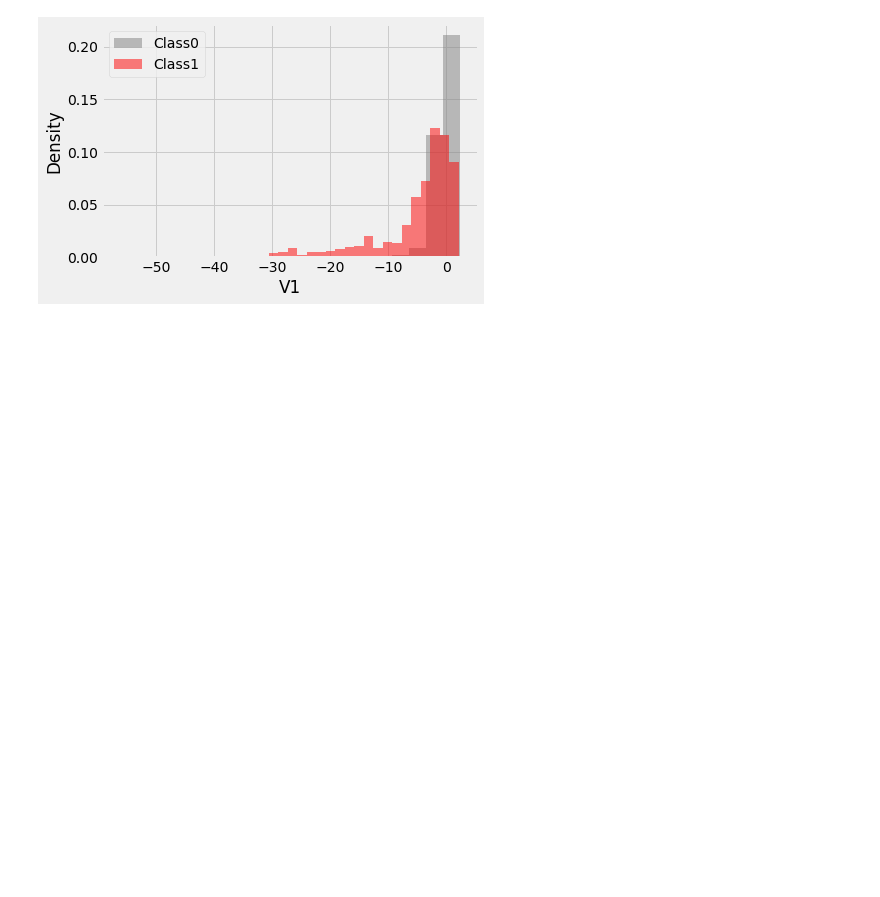
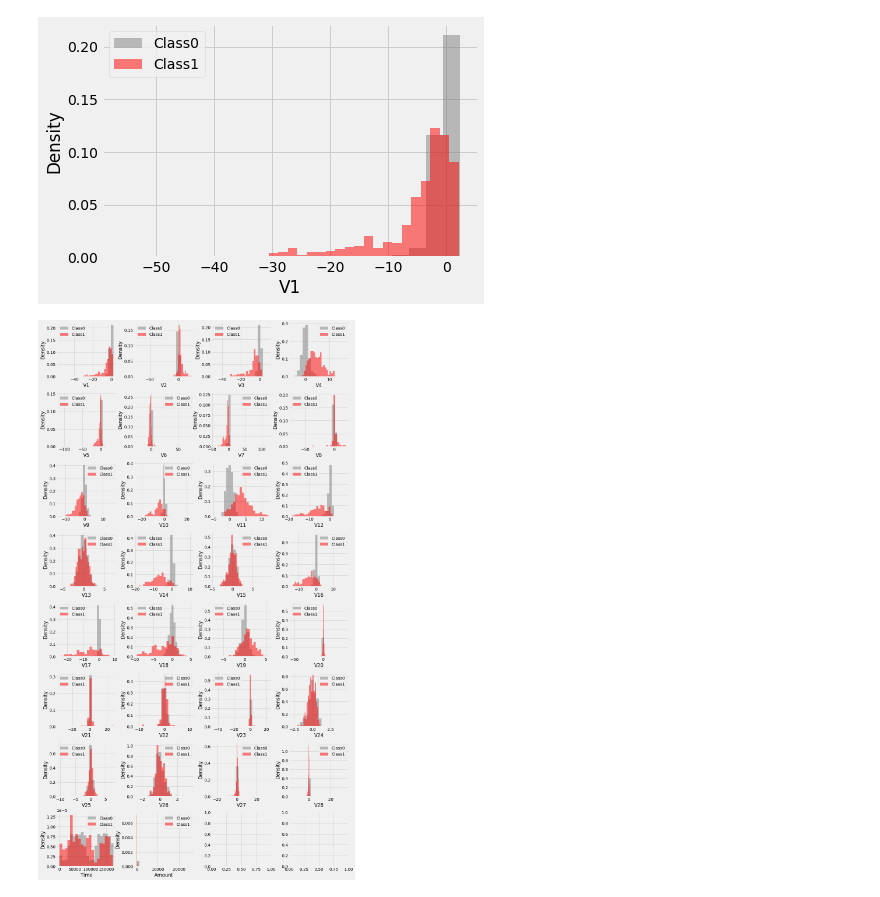
Before and after one commit to a1exsan/np_pd_sklearn_practice, a Jupyter notebook: practice2_matplotlib.ipynb, the cells around one changed output. Saved outputs shown, nothing was run; the diff lists cells and outputs as text; code cells hidden in the pictures; blank space fills up the shorter version.

```diff
--- a/practice2_matplotlib.ipynb
+++ b/practice2_matplotlib.ipynb
@@ -140,3 +140,40 @@ ax.legend()
 # %% [output]
 <matplotlib.legend.Legend at 0x...>
 [figure]
+# %%
+col_num, row_num = 4, 8
+
+fig, ax = plt.subplots(nrows=row_num, ncols=col_num)
+
+fig.set_size_inches(16, 32)
+fig.subplots_adjust(wspace=0.3, hspace=0.3)
+
+count = 1
+for i in range(row_num):
+    for j in range(col_num):
+        if count <= 28:
+            data[data['Class'] == 0][f'V{count}'].plot(kind='hist', alpha=0.5, density=True, bins=20, color='gray', label='Class0', ax=ax[i, j])
+            data[data['Class'] == 1][f'V{count}'].plot(kind='hist', alpha=0.5, density=True, bins=20, color='red', label='Class1', ax=ax[i, j])
+
+            ax[i, j].set_xlabel(f'V{count}')
+            ax[i, j].set_ylabel('Density')
+            ax[i, j].legend()
+        elif count == 29:
+            data[data['Class'] == 0]['Time'].plot(kind='hist', alpha=0.5, density=True, bins=20, color='gray', label='Class0', ax=ax[i, j])
+            data[data['Class'] == 1]['Time'].plot(kind='hist', alpha=0.5, density=True, bins=20, color='red', label='Class1', ax=ax[i, j])
+
+            ax[i, j].set_xlabel('Time')
+            ax[i, j].set_ylabel('Density')
+            ax[i, j].legend()
+
+        elif count == 30:
+            data[data['Class'] == 0]['Amount'].plot(kind='hist', alpha=0.5, density=True, bins=20, color='gray', label='Class0', ax=ax[i, j])
+            data[data['Class'] == 1]['Amount'].plot(kind='hist', alpha=0.5, density=True, bins=20, color='red', label='Class1', ax=ax[i, j])
+
+            ax[i, j].set_xlabel('Amount')
+            ax[i, j].set_ylabel('Density')
+            ax[i, j].legend()
+
+        count += 1
+# %% [output]
+[figure, added]
```
